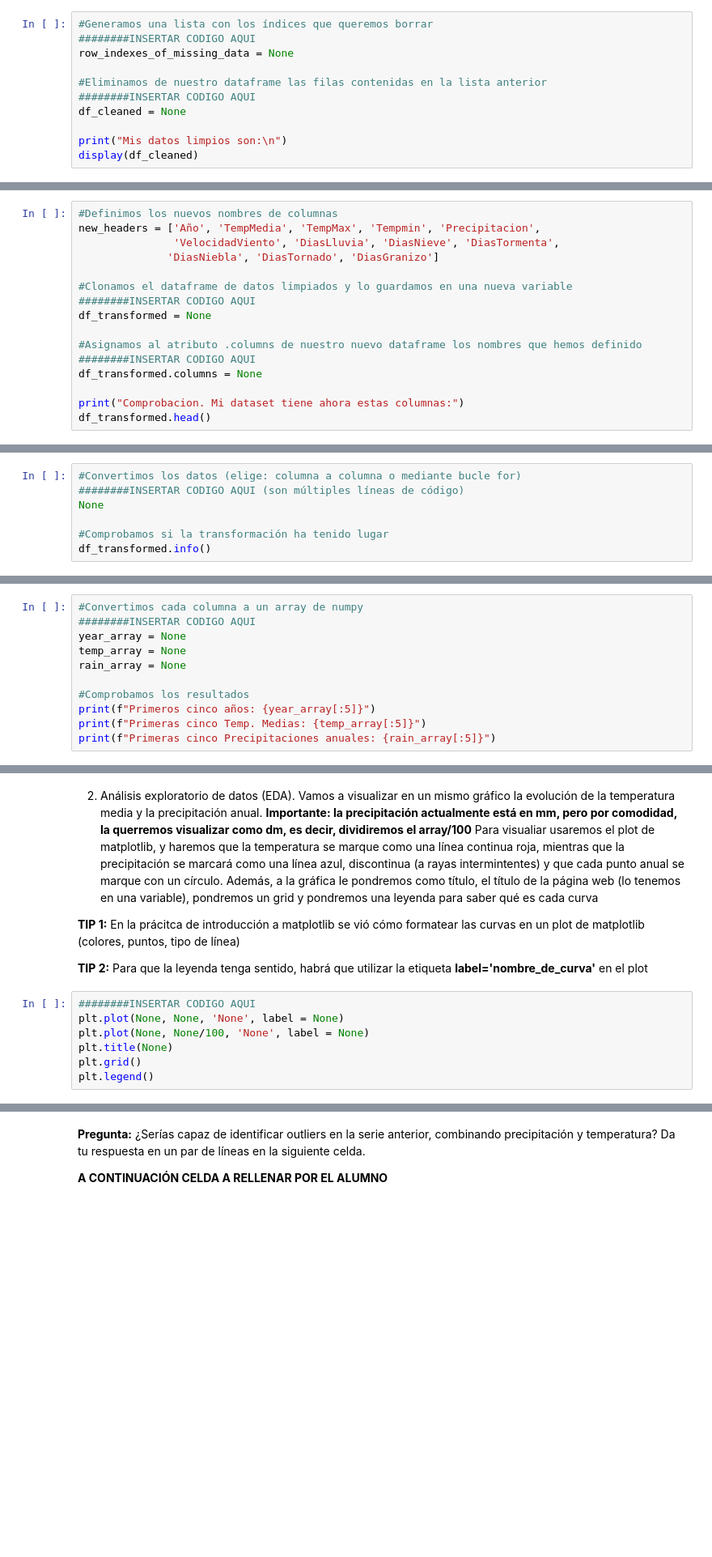
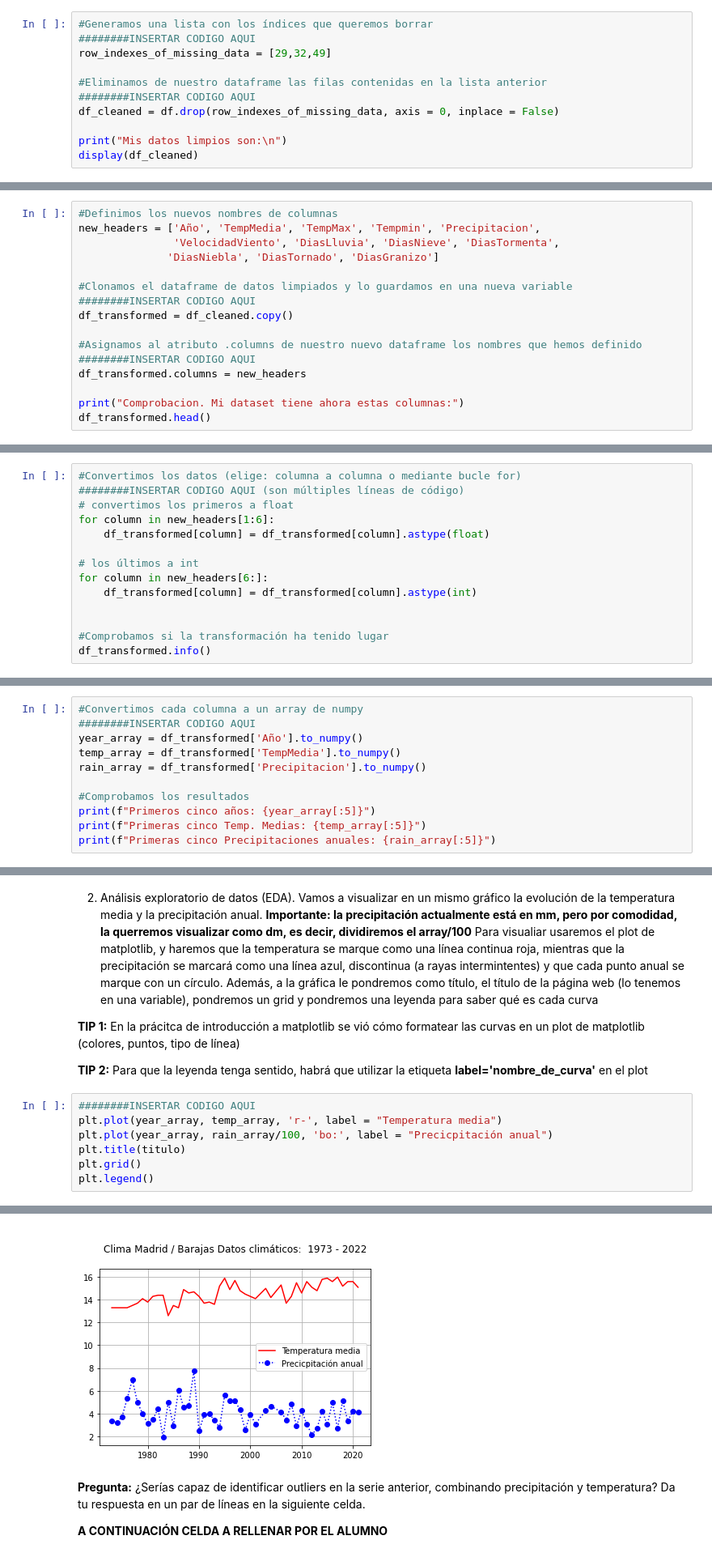
Before and after one commit to yuki/VIU_MASW, a Jupyter notebook: Actividad_2/Actividad_2_2_Alumno.ipynb, the cells around one changed output, grey strips where cells are left out. Shown at 81% size. Drawn from its saved outputs; the diff is of its cells as text; blank space fills up the shorter version.

```diff
--- a/Actividad_2/Actividad_2_2_Alumno.ipynb
+++ b/Actividad_2/Actividad_2_2_Alumno.ipynb
@@ -108,11 +145,11 @@ __TIP:__ Para eliminar filas de un dataframe usaremos la función __.drop(lista_
 # %%
 #Generamos una lista con los índices que queremos borrar
 ########INSERTAR CODIGO AQUI
-row_indexes_of_missing_data = None
+row_indexes_of_missing_data = [29,32,49]
 
 #Eliminamos de nuestro dataframe las filas contenidas en la lista anterior
 ########INSERTAR CODIGO AQUI
-df_cleaned = None
+df_cleaned = df.drop(row_indexes_of_missing_data, axis = 0, inplace = False)
 
 print("Mis datos limpios son:\n")
 display(df_cleaned)
@@ -132,11 +190,11 @@ new_headers = ['Año', 'TempMedia', 'TempMax', 'Tempmin', 'Precipitacion',
 
 #Clonamos el dataframe de datos limpiados y lo guardamos en una nueva variable
 ########INSERTAR CODIGO AQUI
-df_transformed = None
+df_transformed = df_cleaned.copy()
 
 #Asignamos al atributo .columns de nuestro nuevo dataframe los nombres que hemos definido
 ########INSERTAR CODIGO AQUI
-df_transformed.columns = None
+df_transformed.columns = new_headers
 
 print("Comprobacion. Mi dataset tiene ahora estas columnas:")
 df_transformed.head()
@@ -155,7 +243,14 @@ __TIP 2:__ Podemos ir una a una por todas las columnas (1 línea de código por
 # %%
 #Convertimos los datos (elige: columna a columna o mediante bucle for)
 ########INSERTAR CODIGO AQUI (son múltiples líneas de código)
-None
+# convertimos los primeros a float
+for column in new_headers[1:6]:
+    df_transformed[column] = df_transformed[column].astype(float)
+
+# los últimos a int
+for column in new_headers[6:]:
+    df_transformed[column] = df_transformed[column].astype(int)
+
 
 #Comprobamos si la transformación ha tenido lugar
 df_transformed.info()
@@ -174,9 +291,9 @@ __TIP__: Usa la función de pandas df['columna'].to_numpy()
 # %%
 #Convertimos cada columna a un array de numpy
 ########INSERTAR CODIGO AQUI
-year_array = None
-temp_array = None
-rain_array = None
+year_array = df_transformed['Año'].to_numpy()
+temp_array = df_transformed['TempMedia'].to_numpy()
+rain_array = df_transformed['Precipitacion'].to_numpy()
 
 #Comprobamos los resultados
 print(f"Primeros cinco años: {year_array[:5]}")
@@ -191,8 +312,9 @@ __TIP 1:__ En la prácitca de introducción a matplotlib se vió cómo formatear
 __TIP 2:__ Para que la leyenda tenga sentido, habrá que utilizar la etiqueta __label='nombre_de_curva'__ en el plot
 # %%
 ########INSERTAR CODIGO AQUI
-plt.plot(None, None, 'None', label = None)
-plt.plot(None, None/100, 'None', label = None)
-plt.title(None)
+plt.plot(year_array, temp_array, 'r-', label = "Temperatura media")
+plt.plot(year_array, rain_array/100, 'bo:', label = "Precicpitación anual")
+plt.title(titulo)
 plt.grid()
 plt.legend()
+# %% [output]
@@ -199,3 +322,4 @@ plt.legend()
+[figure, added]
 # %% [markdown]
 __Pregunta:__ ¿Serías capaz de identificar outliers en la serie anterior, combinando precipitación y temperatura? Da tu respuesta en un par de líneas en la siguiente celda.
 
```
Also changed, not shown: parts of 20 cells of this notebook.
